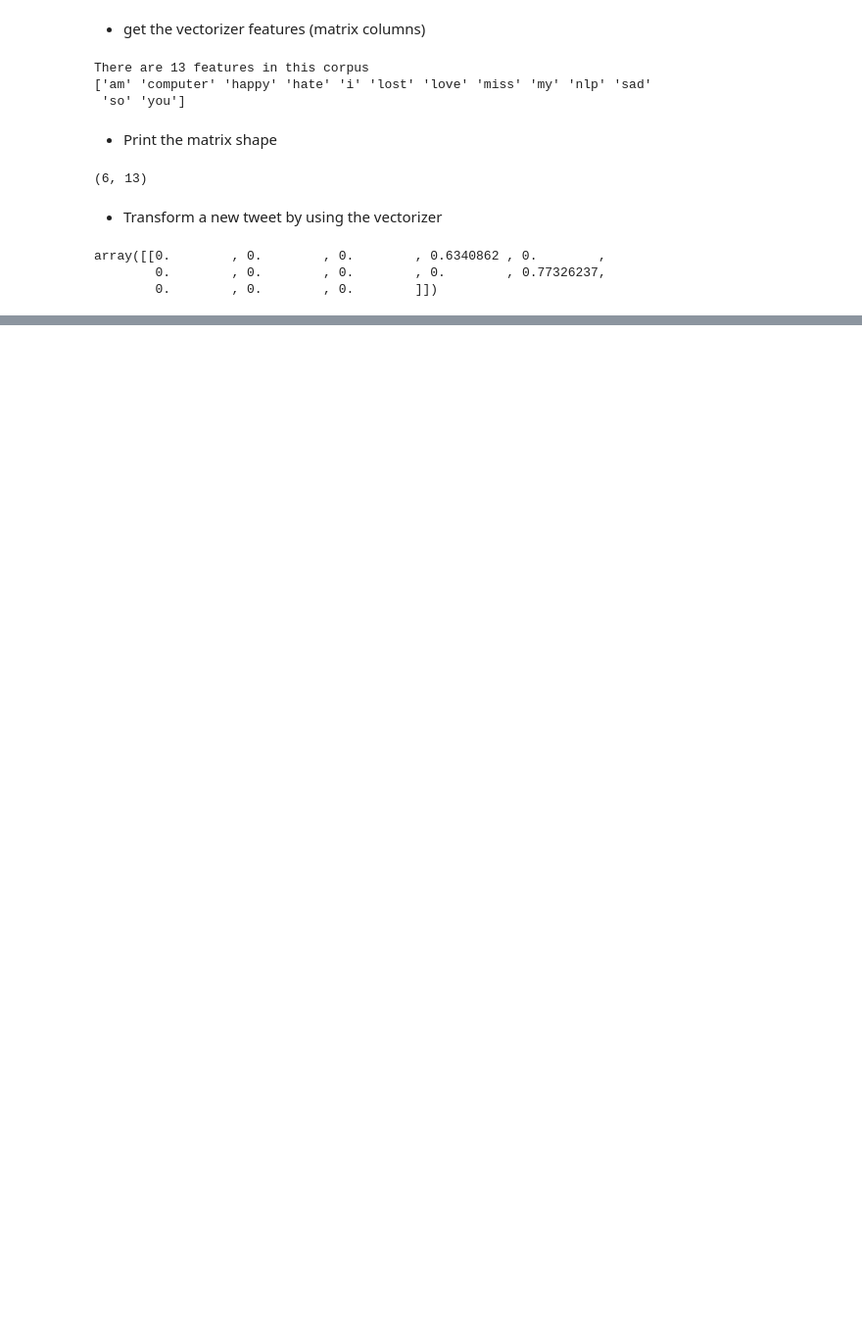
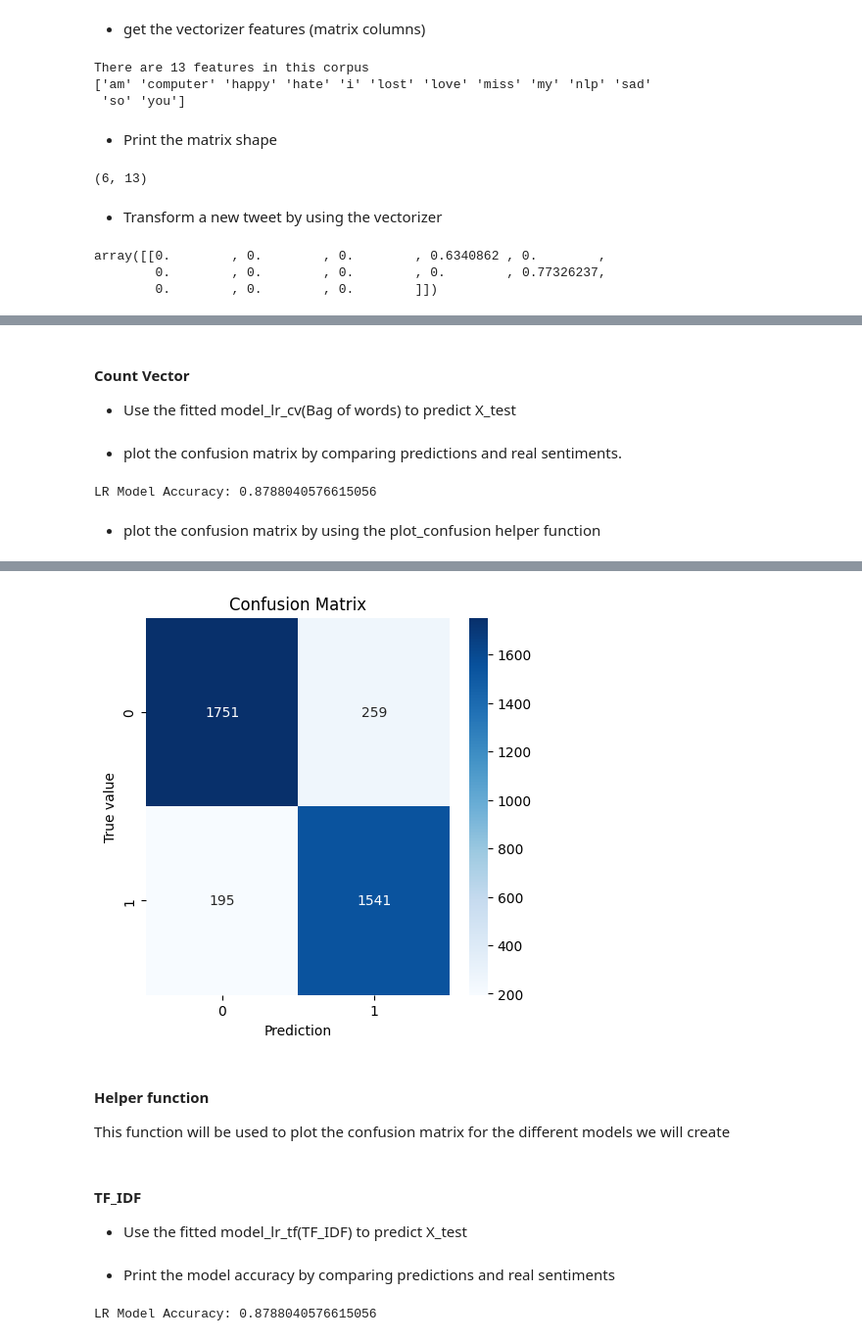
Before and after one commit to gloriabee/TwitterSentimentAnalysis, a Jupyter notebook: TwitterSentimentAnalysis.ipynb, the cells around one changed output, grey strips where cells are left out. Shown at 98% size. Cells and saved outputs as stored; diff of their text form; code cells hidden in the pictures; blank space fills up the shorter version.

```diff
--- a/TwitterSentimentAnalysis.ipynb
+++ b/TwitterSentimentAnalysis.ipynb
@@ -952,0 +993,5 @@ array([[0.        , 0.        , 0.        , 0.6340862 , 0.        ,
+# %%
+def fit_lr(X_train,y_train):
+  model=LogisticRegression()
+  model.fit(X_train,y_train)
+  return model
@@ -952,0 +1021,4 @@ array([[0.        , 0.        , 0.        , 0.6340862 , 0.        ,
+# %%
+cv= fit_cv(X_train)
+X_train_cv=cv.transform(X_train).toarray()
+X_test_cv=cv.transform(X_test).toarray()
@@ -952,0 +1027,2 @@ array([[0.        , 0.        , 0.        , 0.6340862 , 0.        ,
+# %%
+model_lr_cv=fit_lr(X_train_cv,y_train)
@@ -952,0 +1064,17 @@ array([[0.        , 0.        , 0.        , 0.6340862 , 0.        ,
+# %% [markdown]
+#### Count Vector
+
+* Use the fitted model_lr_cv(Bag of words) to predict X_test
+# %%
+y_pred_lr_cv=model_lr_cv.predict(X_test_cv)
+# %% [markdown]
+* plot the confusion matrix by comparing predictions and real sentiments.
+# %%
+print(f"LR Model Accuracy: {accuracy_score(y_test,y_pred_lr_cv)} ")
+# %% [output]
+LR Model Accuracy: 0.8788040576615056
+# %% [markdown]
+* plot the confusion matrix by using the plot_confusion helper function
+# %%
+plot_confusion(confusion_matrix(y_test,y_pred_lr_cv))
+# %% [output]
@@ -952,0 +1082,5 @@ array([[0.        , 0.        , 0.        , 0.6340862 , 0.        ,
+[figure, added]
+# %% [markdown]
+#### Helper function
+
+This function will be used to plot the confusion matrix for the different models we will create
@@ -952,0 +1097,4 @@ array([[0.        , 0.        , 0.        , 0.6340862 , 0.        ,
+# %% [markdown]
+#### TF_IDF
+
+* Use the fitted model_lr_tf(TF_IDF) to predict X_test
@@ -952,0 +1103,6 @@ array([[0.        , 0.        , 0.        , 0.6340862 , 0.        ,
+# %% [markdown]
+* Print the model accuracy by comparing predictions and real sentiments
+# %%
+print(f"LR Model Accuracy: {accuracy_score(y_test,y_pred_lr_tf)}")
+# %% [output]
+LR Model Accuracy: 0.8788040576615056
```
Also changed, not shown: parts of 55 cells of this notebook.
